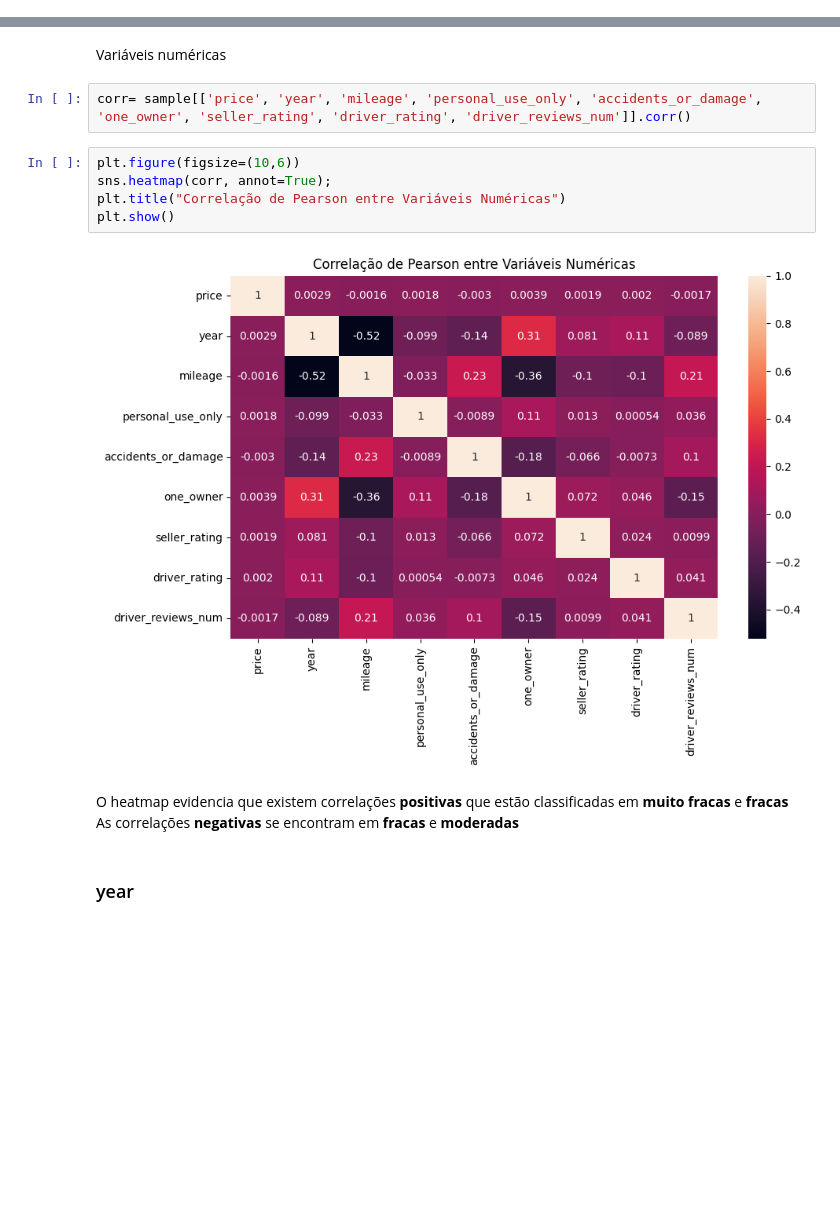
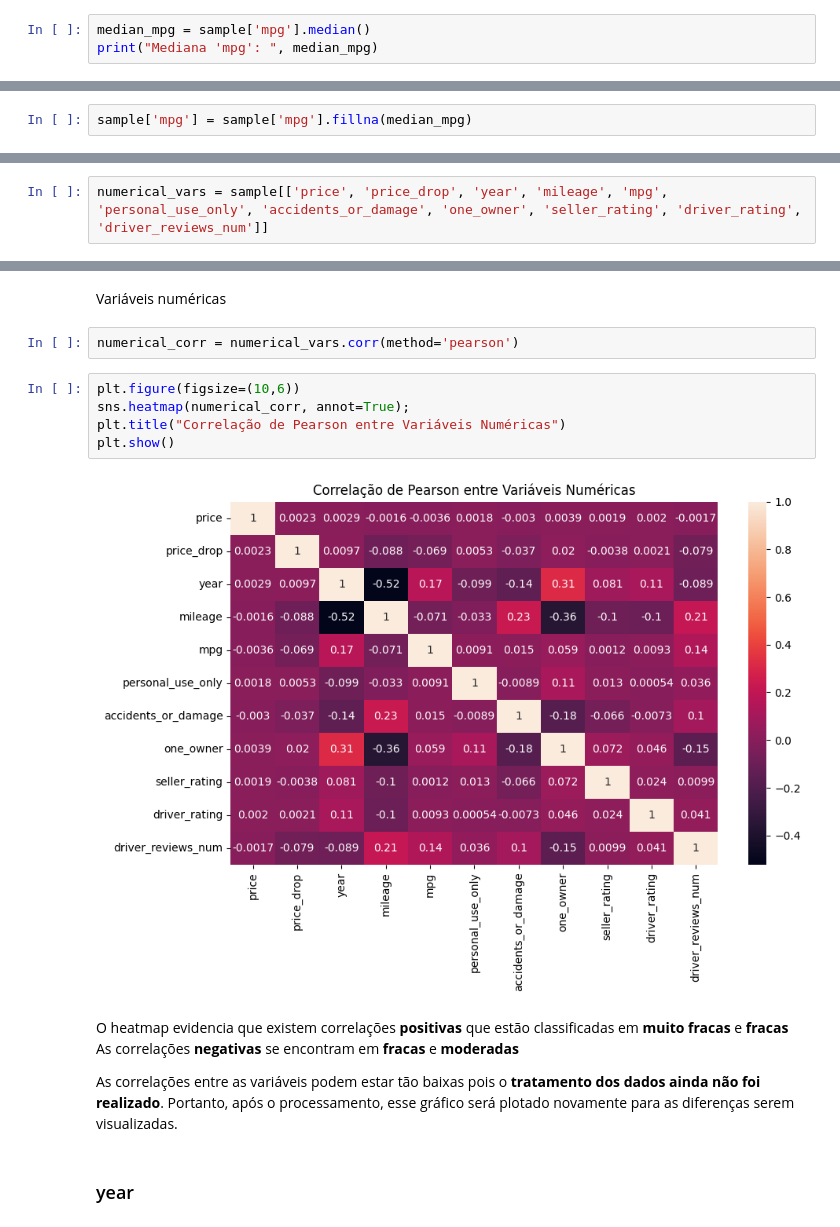
Before and after one commit to matsa0/project2-sprint5-data-science, a Jupyter notebook: project2.ipynb, the cells around one changed output, grey strips where cells are left out. Drawn from its saved outputs; the diff is of its cells as text; blank space fills up the shorter version.

```diff
--- a/project2.ipynb
+++ b/project2.ipynb
@@ -311,0 +404,3 @@ Para melhor entendimento do dataset, foram selecionadas algumas variáveis que p
+# %%
+median_mpg = sample['mpg'].median()
+print("Mediana 'mpg': ", median_mpg)
@@ -311,0 +409,2 @@ Para melhor entendimento do dataset, foram selecionadas algumas variáveis que p
+# %%
+sample['mpg'] = sample['mpg'].fillna(median_mpg)
@@ -312,19 +415,23 @@ Para melhor entendimento do dataset, foram selecionadas algumas variáveis que p
+# %%
+numerical_vars = sample[['price', 'price_drop', 'year', 'mileage', 'mpg', 'personal_use_only', 'accidents_or_damage', 'one_owner', 'seller_rating', 'driver_rating', 'driver_reviews_num']]
 # %% [markdown]
 ### Correlação de Pearson
 # %% [markdown]
 Variáveis numéricas
 # %%
-corr= sample[['price', 'year', 'mileage', 'personal_use_only', 'accidents_or_damage', 'one_owner', 'seller_rating', 'driver_rating', 'driver_reviews_num']].corr()
+numerical_corr = numerical_vars.corr(method='pearson')
 # %%
 plt.figure(figsize=(10,6))
-sns.heatmap(corr, annot=True);
+sns.heatmap(numerical_corr, annot=True);
 plt.title("Correlação de Pearson entre Variáveis Numéricas")
 plt.show()
 # %% [output]
-[figure, old version]
+[figure, new version]
 # %% [markdown]
 O heatmap evidencia que existem correlações **positivas** que estão classificadas em **muito fracas** e **fracas**<br>
-As correlações **negativas** se encontram em **fracas** e **moderadas**
+As correlações **negativas** se encontram em **fracas** e **moderadas**<br>
+
+As correlações entre as variáveis podem estar tão baixas pois o **tratamento dos dados ainda não foi realizado**. Portanto, após o processamento, esse gráfico será plotado novamente para as diferenças serem visualizadas.
 # %% [markdown]
 ### year
 # %%
```
Also changed, not shown: parts of 133 cells of this notebook, 1 other file.
